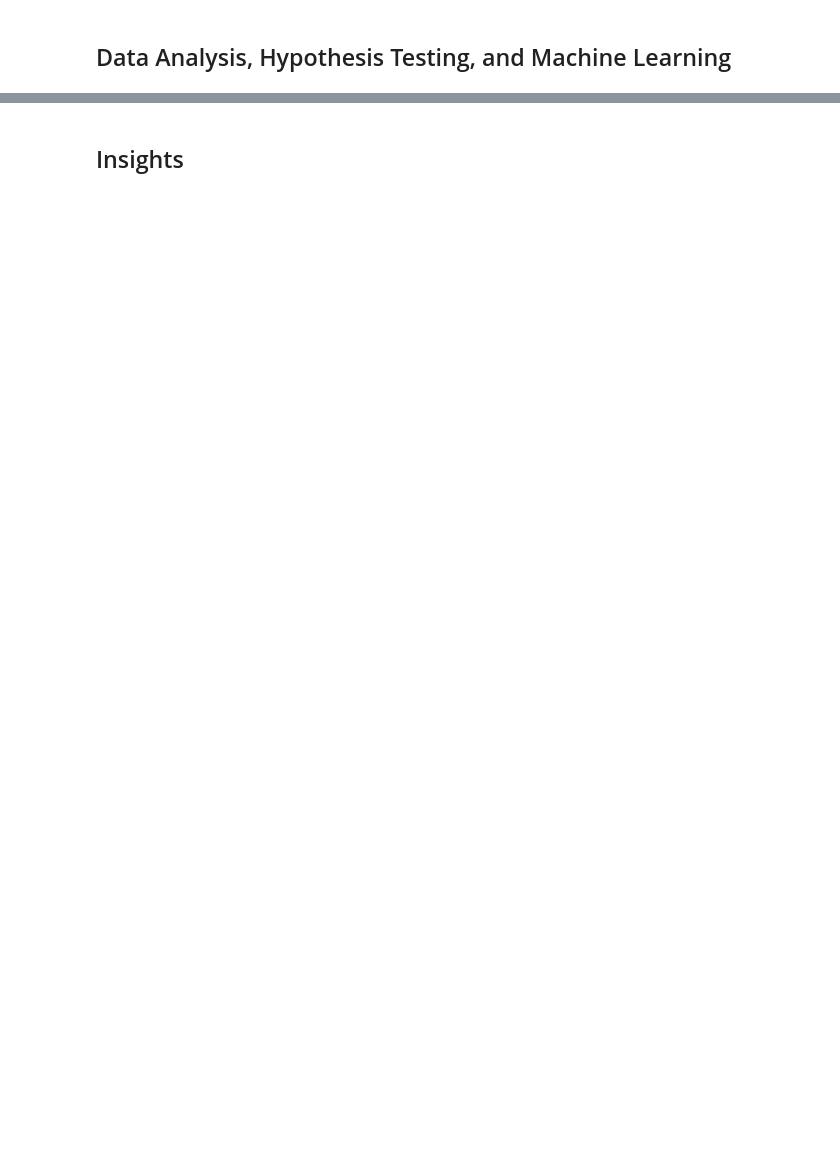
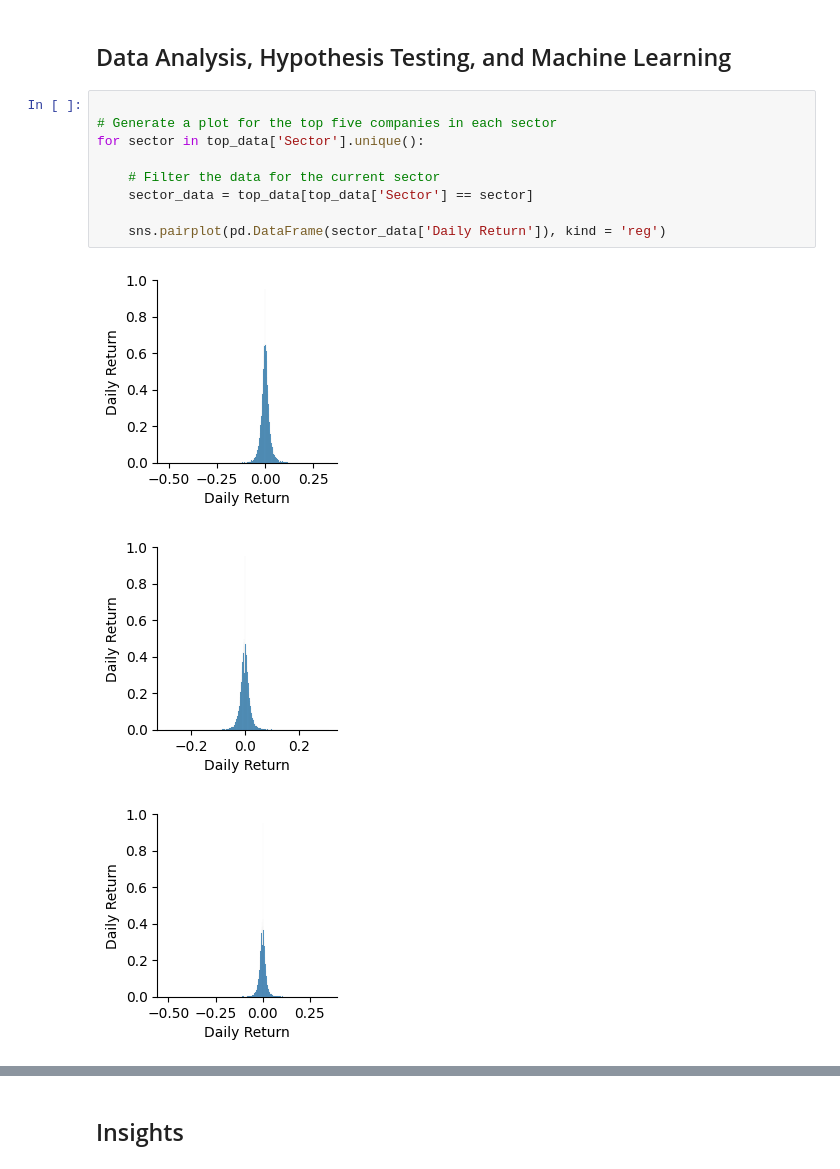
Before and after one commit to melvinrajendran/SP500-Stock-Price-Analysis, a Jupyter notebook: SP500StockPriceAnalysis.ipynb, the cells around one changed output, grey strips where cells are left out. Saved outputs shown, nothing was run; the diff lists cells and outputs as text; blank space fills up the shorter version.

```diff
--- a/SP500StockPriceAnalysis.ipynb
+++ b/SP500StockPriceAnalysis.ipynb
@@ -336,2 +351,15 @@ top_data.tail()
 # %% [markdown]
 ## Data Analysis, Hypothesis Testing, and Machine Learning
+# %%
+
+# Generate a plot for the top five companies in each sector
+for sector in top_data['Sector'].unique():
+
+    # Filter the data for the current sector
+    sector_data = top_data[top_data['Sector'] == sector]
+
+    sns.pairplot(pd.DataFrame(sector_data['Daily Return']), kind = 'reg')
+# %% [output]
+[figure, added]
+[figure, added]
+[figure, added]
```
Also changed, not shown: parts of 5 cells of this notebook.
